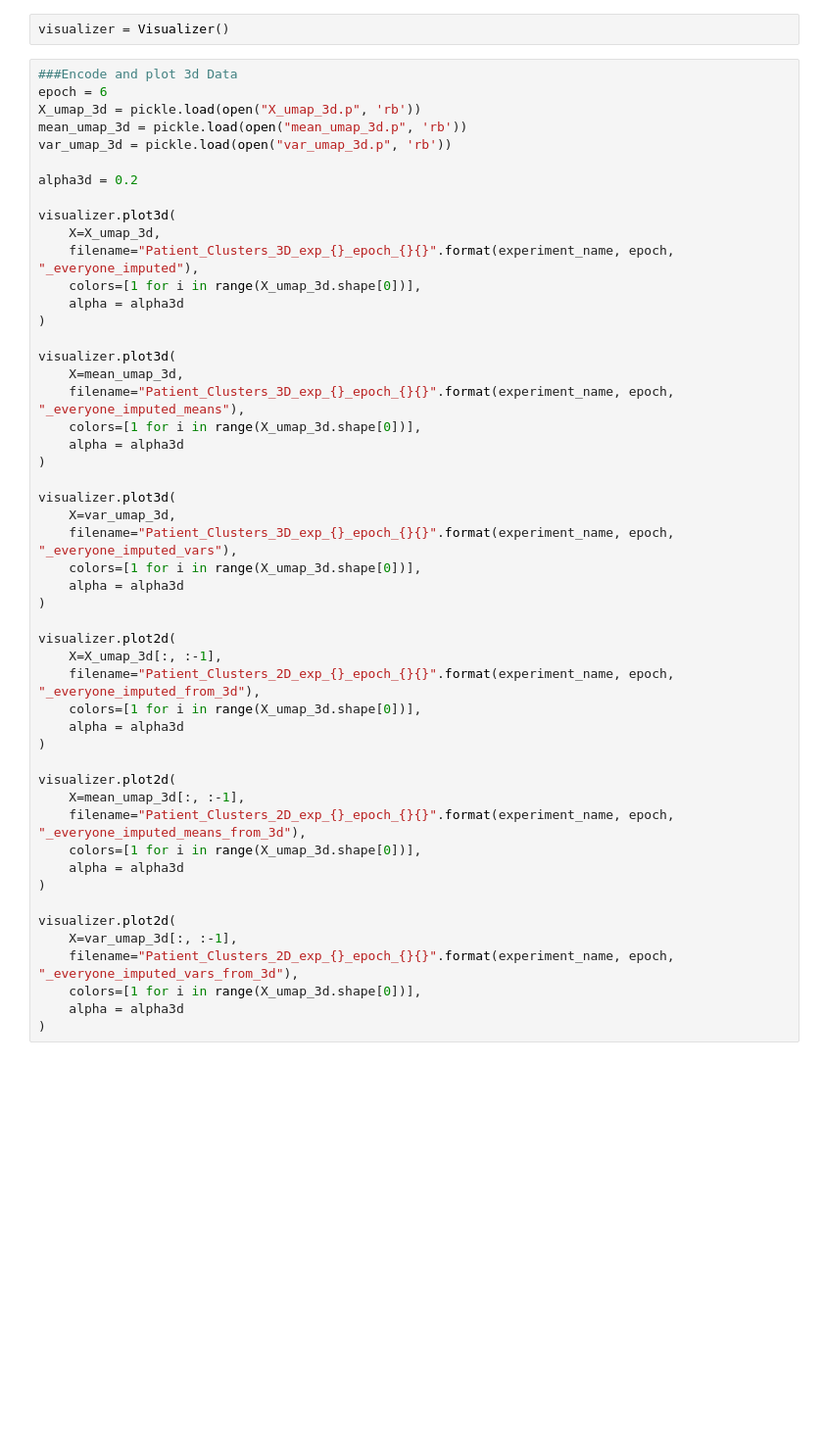
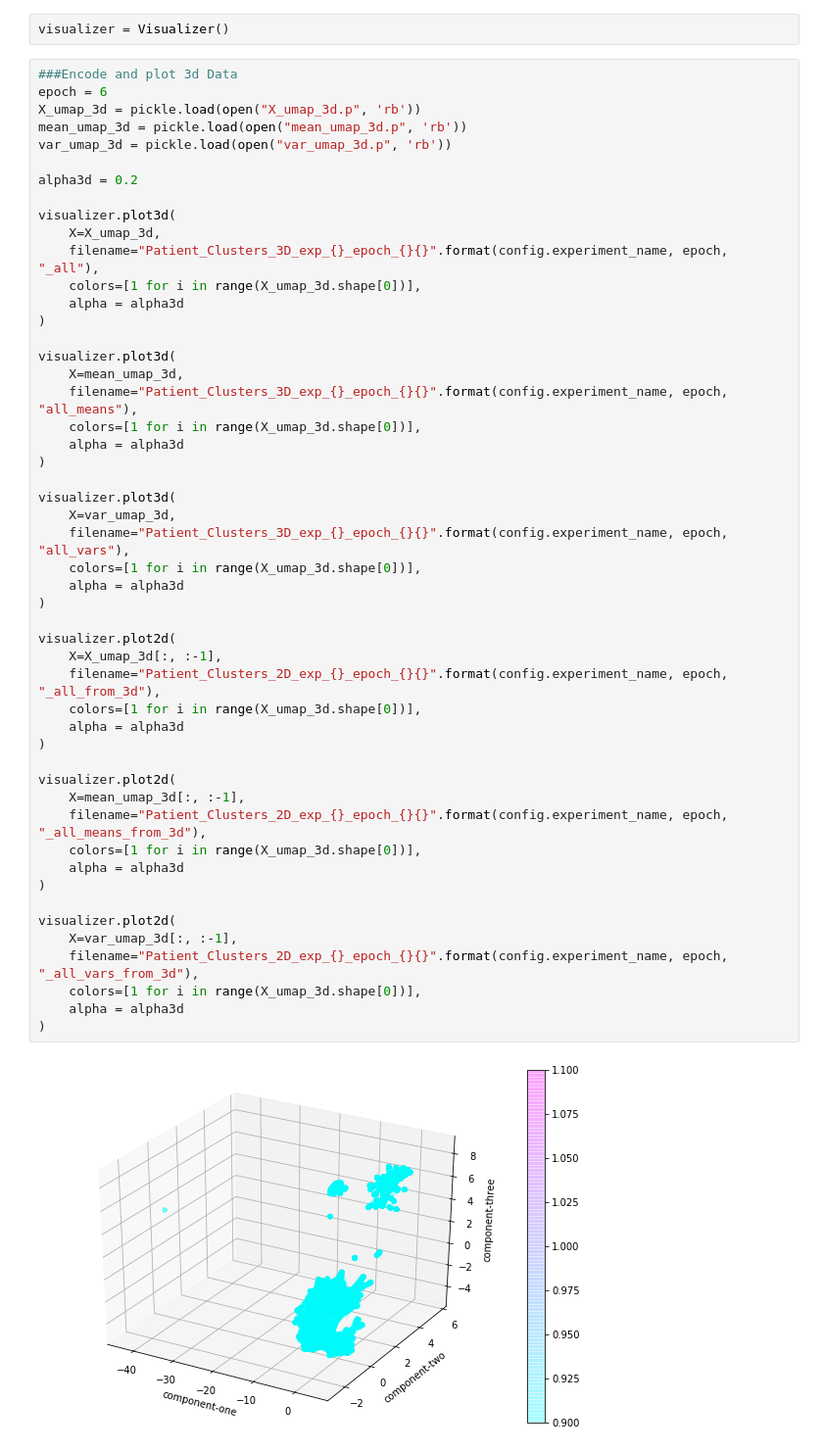
Before and after one commit to ashea2nd/VAE-EHR, a Jupyter notebook: experiments/200214_patient_similarity_clusters/visualize_similarity_clusters.ipynb, the cells around one changed output. Shown at 98% size. Cells and saved outputs as stored; diff of their text form; blank space fills up the shorter version.

```diff
--- a/experiments/200214_patient_similarity_clusters/visualize_similarity_clusters.ipynb
+++ b/experiments/200214_patient_similarity_clusters/visualize_similarity_clusters.ipynb
@@ -33,42 +48,44 @@ alpha3d = 0.2
 
 visualizer.plot3d(
     X=X_umap_3d,
-    filename="Patient_Clusters_3D_exp_{}_epoch_{}{}".format(experiment_name, epoch, "_everyone_imputed"),
+    filename="Patient_Clusters_3D_exp_{}_epoch_{}{}".format(config.experiment_name, epoch, "_all"),
     colors=[1 for i in range(X_umap_3d.shape[0])],
     alpha = alpha3d
 )
 
 visualizer.plot3d(
     X=mean_umap_3d,
-    filename="Patient_Clusters_3D_exp_{}_epoch_{}{}".format(experiment_name, epoch, "_everyone_imputed_means"),
+    filename="Patient_Clusters_3D_exp_{}_epoch_{}{}".format(config.experiment_name, epoch, "all_means"),
     colors=[1 for i in range(X_umap_3d.shape[0])],
     alpha = alpha3d
 )
 
 visualizer.plot3d(
     X=var_umap_3d,
-    filename="Patient_Clusters_3D_exp_{}_epoch_{}{}".format(experiment_name, epoch, "_everyone_imputed_vars"),
+    filename="Patient_Clusters_3D_exp_{}_epoch_{}{}".format(config.experiment_name, epoch, "all_vars"),
     colors=[1 for i in range(X_umap_3d.shape[0])],
     alpha = alpha3d
 )
 
 visualizer.plot2d(
     X=X_umap_3d[:, :-1],
-    filename="Patient_Clusters_2D_exp_{}_epoch_{}{}".format(experiment_name, epoch, "_everyone_imputed_from_3d"),
+    filename="Patient_Clusters_2D_exp_{}_epoch_{}{}".format(config.experiment_name, epoch, "_all_from_3d"),
     colors=[1 for i in range(X_umap_3d.shape[0])],
     alpha = alpha3d
 )
 
 visualizer.plot2d(
     X=mean_umap_3d[:, :-1],
-    filename="Patient_Clusters_2D_exp_{}_epoch_{}{}".format(experiment_name, epoch, "_everyone_imputed_means_from_3d"),
+    filename="Patient_Clusters_2D_exp_{}_epoch_{}{}".format(config.experiment_name, epoch, "_all_means_from_3d"),
     colors=[1 for i in range(X_umap_3d.shape[0])],
     alpha = alpha3d
 )
 
 visualizer.plot2d(
     X=var_umap_3d[:, :-1],
-    filename="Patient_Clusters_2D_exp_{}_epoch_{}{}".format(experiment_name, epoch, "_everyone_imputed_vars_from_3d"),
+    filename="Patient_Clusters_2D_exp_{}_epoch_{}{}".format(config.experiment_name, epoch, "_all_vars_from_3d"),
     colors=[1 for i in range(X_umap_3d.shape[0])],
     alpha = alpha3d
 )
+# %% [output]
+[figure, added]
```
Also changed, not shown: parts of 5 cells of this notebook, 12 other files.
